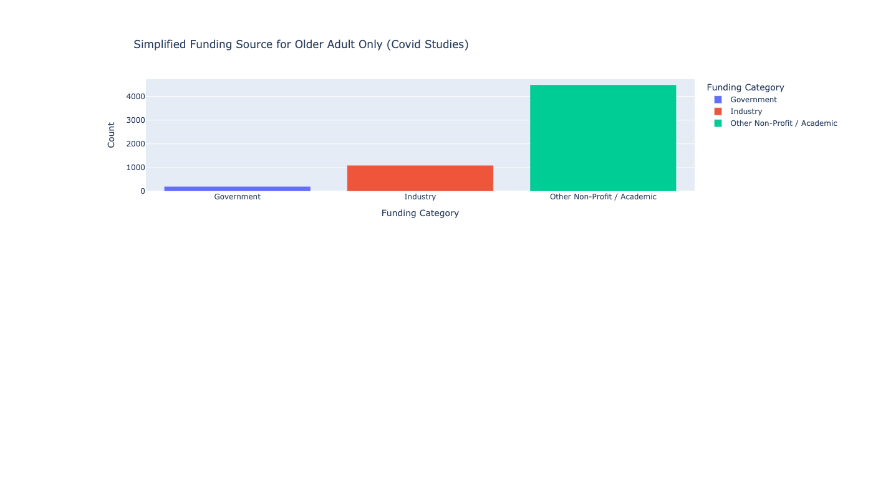
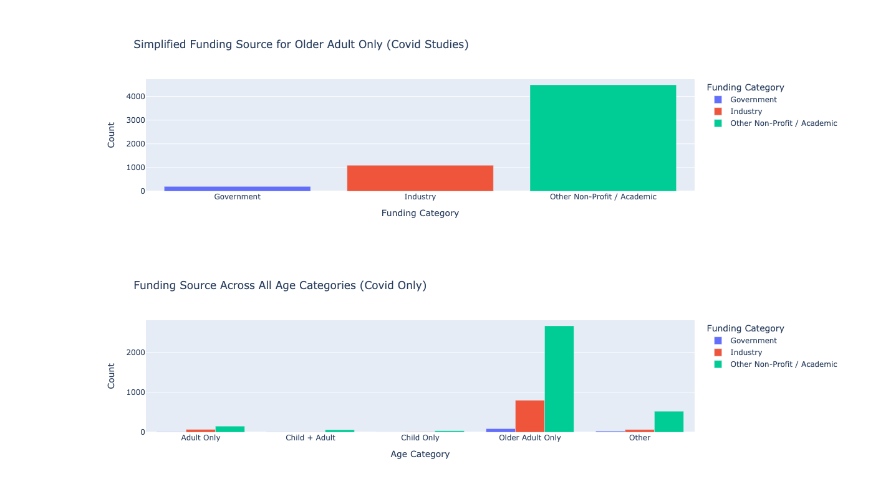
Before and after one commit to DCard2512/GroupProjectData101, a Jupyter notebook: GroupPDiego.ipynb, the cells around one changed output. Drawn from its saved outputs; the diff is of its cells as text; code cells hidden in the pictures; blank space fills up the shorter version.

```diff
--- a/GroupPDiego.ipynb
+++ b/GroupPDiego.ipynb
@@ -294,0 +326,78 @@ fig.show()
+# %%
+DF = DF_Covid
+DF.columns = DF.columns.str.strip()
+
+DF['Enrollment'] = pd.to_numeric(DF['Enrollment'], errors='coerce')
+
+DF['Condition'] = DF['Conditions'].astype(str).str.strip()
+
+DF.loc[
+    DF['Condition'].str.contains('covid|sars|corona|ncov', case=False, na=False),
+    'Condition'
+] = 'Covid'
+
+DF.loc[DF['Condition'] != 'Covid', 'Condition'] = 'Other'
+
+def categorize(age):
+    if pd.isna(age):
+        return "Unknown"
+
+    age_clean = age.replace('\xa0', ' ')
+
+    has_child = "Child" in age_clean
+    has_adult = "Adult" in age_clean and "Older Adult" not in age_clean
+    has_older = "Older Adult" in age_clean
+
+    if has_child and not has_adult and not has_older:
+        return "Child Only"
+    if has_adult and not has_child and not has_older:
+        return "Adult Only"
+    if has_older and not has_child and not has_adult:
+        return "Older Adult Only"
+    if has_child and has_adult and not has_older:
+        return "Child + Adult"
+    if has_adult and has_older and not has_child:
+        return "Adult + Older Adult"
+    if has_child and has_adult and has_older:
+        return "Child + Adult + Older Adult"
+
+    return "Other"
+
+DF['Age Category'] = DF['Age'].apply(categorize)
+
+def simplify_funder(f):
+    if pd.isna(f) or f.strip() == "" or f.lower() == "unknown":
+        return "Unknown"
+
+    f = f.lower()
+
+    if "industry" in f:
+        return "Industry"
+    if "nih" in f or "fed" in f or "federal" in f or "department" in f or "va" in f:
+        return "Government"
+    if "other" in f or "network" in f or "university" in f or "hospital" in f:
+        return "Other Non-Profit / Academic"
+
+    return "Other Non-Profit / Academic"
+
+DF['Funding Category'] = DF['Funded Bys'].apply(simplify_funder)
+
+DF_filtered = DF[
+    (DF['Condition'] == 'Covid') &
+    (DF['Study Type'].isin(['Interventional', 'Observational']))
+]
+
+df_group = DF_filtered.groupby(['Age Category', 'Funding Category']).size().reset_index(name='Count')
+
+fig = px.bar(
+    df_group,
+    x='Age Category',
+    y='Count',
+    color='Funding Category',
+    barmode='group',
+    title='Funding Source Across All Age Categories (Covid Only)'
+)
+
+fig.show()
+# %% [output]
+[figure, added]
```
Also changed, not shown: parts of 1 cell of this notebook.
